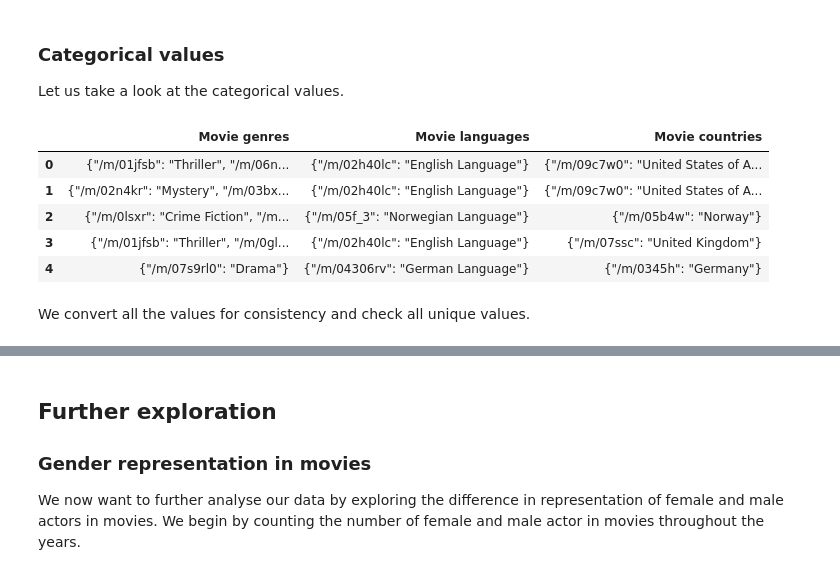
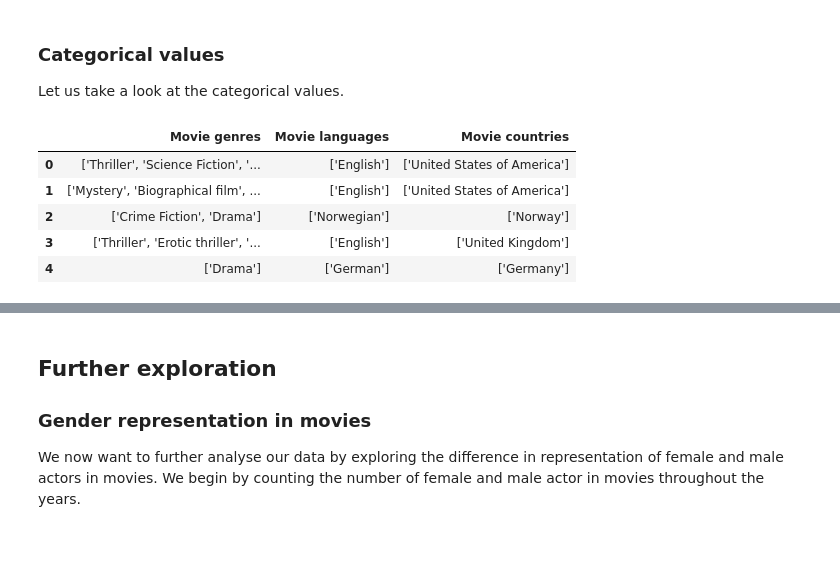
Before and after one commit to epfl-ada/ada-2023-project-byggemandbob, a Jupyter notebook: data_exploration.ipynb, the cells around one changed output, grey strips where cells are left out. Saved outputs shown, nothing was run; the diff lists cells and outputs as text; code cells hidden in the pictures; blank space fills up the shorter version.

```diff
--- a/data_exploration.ipynb
+++ b/data_exploration.ipynb
@@ -11,8 +11,8 @@ import statsmodels.api as sm
 We begin by loading the two data sets and looking at the different attributes. We decide to add two columns **Movie release year** and **Actor birth year**.
 # %%
 # Load cleaned datasets
-movie_metadata = pd.read_csv('data_cleaned/movie_cleansed.csv')
-character_metadata = pd.read_csv('data_cleaned/character_cleansed.csv')
+movie_metadata = pd.read_csv('data_cleaned/movie_cleaned.csv', lineterminator='\n')
+character_metadata = pd.read_csv('data_cleaned/character_cleaned.csv')
 # %% [markdown]
 ## Distribution of variables in the character dataset
 
@@ -201,13 +200,13 @@ After the log transform, **Movie box office revenue** is fairly normally distrib
 
 Let us take a look at the categorical values.
 # %%
-movie_metadata[['Movie genres', 'Movie languages', 'Movie countries']].head()
+categorical_variables = ['Movie genres', 'Movie languages', 'Movie countries']
+
+movie_metadata[categorical_variables].head()
 # %% [output]
 |  | Movie genres | Movie languages | Movie countries |
-| 0 | {"/m/01jfsb": "Thriller", "/m/06n... | {"/m/02h40lc": "English Language"} | {"/m/09c7w0": "United States of A... |
-| 1 | {"/m/02n4kr": "Mystery", "/m/03bx... | {"/m/02h40lc": "English Language"} | {"/m/09c7w0": "United States of A... |
-| 2 | {"/m/0lsxr": "Crime Fiction", "/m... | {"/m/05f_3": "Norwegian Language"} | {"/m/05b4w": "Norway"} |
-| 3 | {"/m/01jfsb": "Thriller", "/m/0gl... | {"/m/02h40lc": "English Language"} | {"/m/07ssc": "United Kingdom"} |
-| 4 | {"/m/07s9rl0": "Drama"} | {"/m/04306rv": "German Language"} | {"/m/0345h": "Germany"} |
+| 0 | ['Thriller', 'Science Fiction', '... | ['English'] | ['United States of America'] |
+| 1 | ['Mystery', 'Biographical film', ... | ['English'] | ['United States of America'] |
+| 2 | ['Crime Fiction', 'Drama'] | ['Norwegian'] | ['Norway'] |
+| 3 | ['Thriller', 'Erotic thriller', '... | ['English'] | ['United Kingdom'] |
+| 4 | ['Drama'] | ['German'] | ['Germany'] |
-# %% [markdown]
-We convert all the values for consistency and check all unique values.
```
Also changed, not shown: parts of 11 cells of this notebook, 2 other files.
